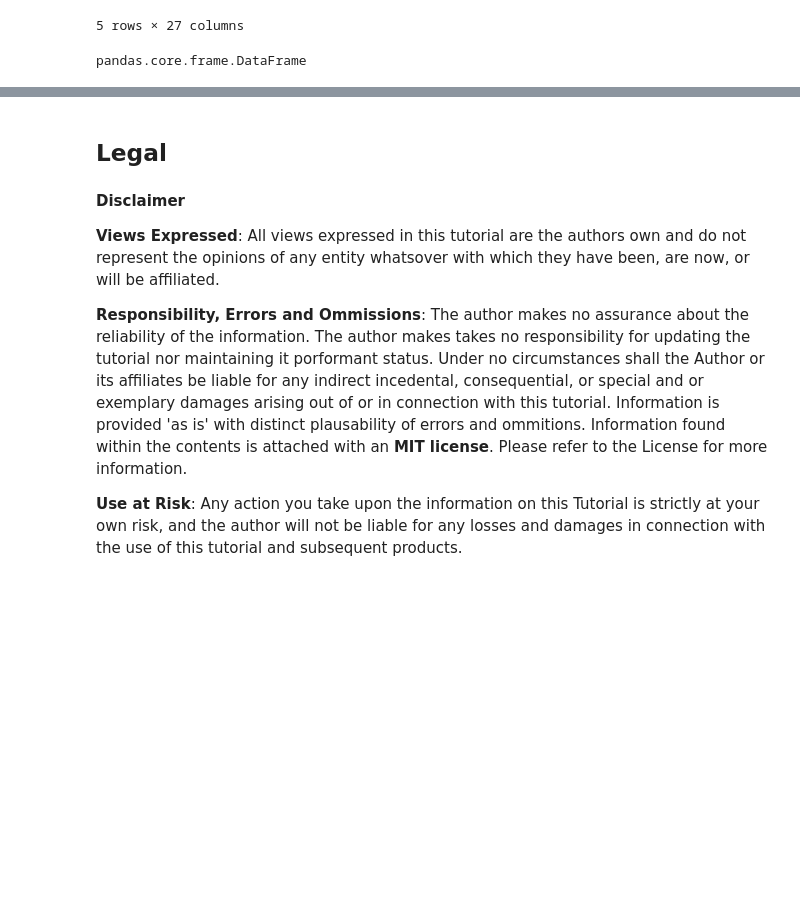
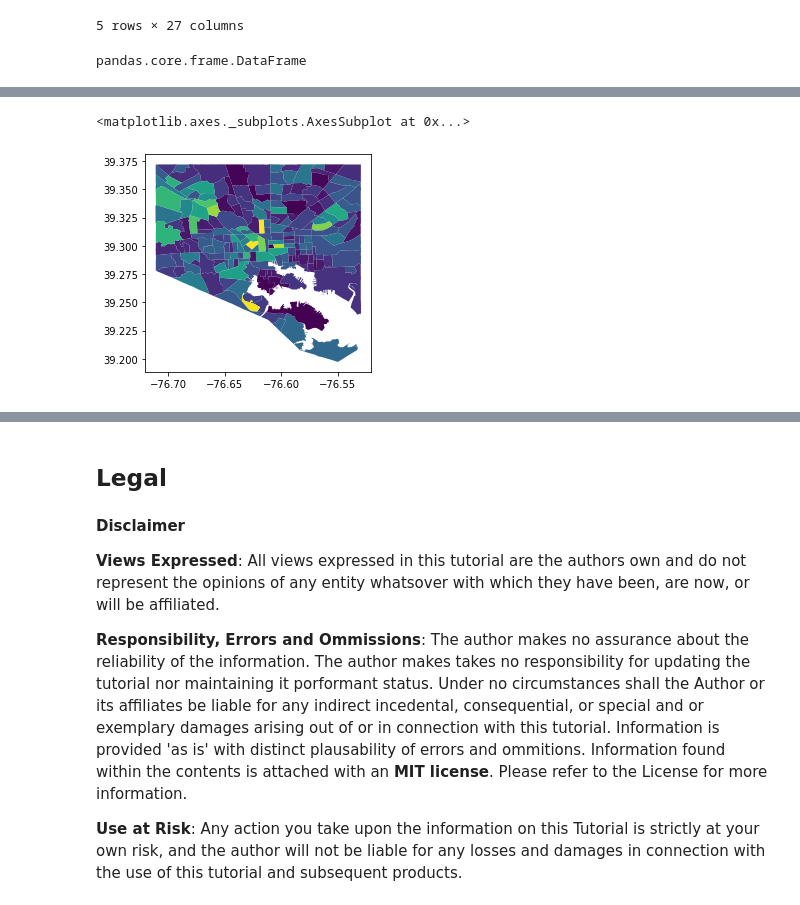
Before and after one commit to karpatic/dataplay, a Jupyter notebook: notebooks/index.ipynb, the cells around one changed output, grey strips where cells are left out. Saved outputs shown, nothing was run; the diff lists cells and outputs as text; code cells hidden in the pictures; blank space fills up the shorter version.

```diff
--- a/notebooks/index.ipynb
+++ b/notebooks/index.ipynb
@@ -146,4 +146,4 @@ pandas.core.frame.DataFrame
 # %%
 from dataplay.geoms import readInGeometryData
 # %%
-readInGeometryData(url=banksPd, porg='g', geom='geometry', lat=False, lng=False, revgeocode=False, save=False, in_crs=4326, out_crs=False)
+csaMap = readInGeometryData(url=banksPd, porg='g', geom='geometry', lat=False, lng=False, revgeocode=False, save=False, in_crs=2248, out_crs=2248)
@@ -166,0 +188,5 @@ banksGdf.plot()
+# %%
+csaMap.plot(column='B19001_002E_Total_Less_than_$10_000')
+# %% [output]
+<matplotlib.axes._subplots.AxesSubplot at 0x...>
+[figure, added]
```
Also changed, not shown: parts of 10 cells of this notebook, 15 other files.
